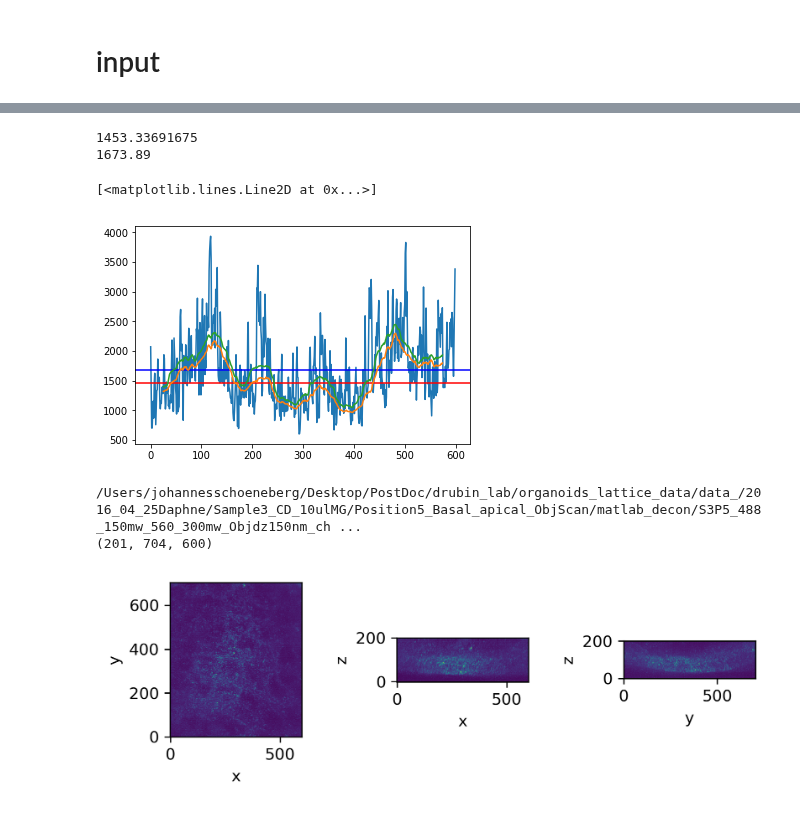
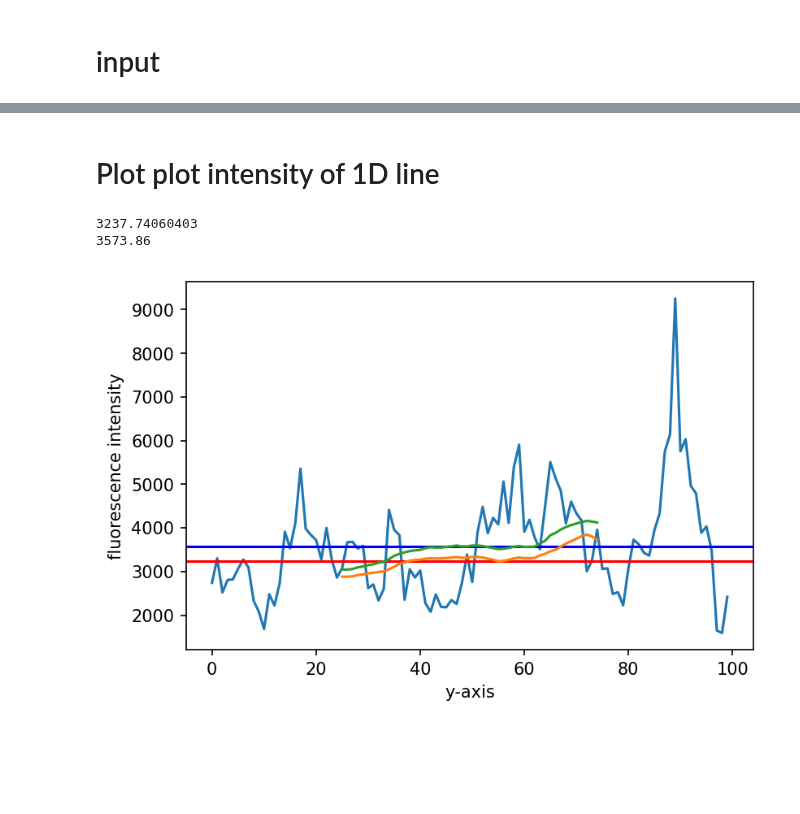
Before and after one commit to pylattice/pyLattice, a Jupyter notebook: src/python/latticeFrame_showFrame.ipynb, the cells around one changed output, grey strips where cells are left out. Saved outputs shown, nothing was run; the diff lists cells and outputs as text; code cells hidden in the pictures; blank space fills up the shorter version.

```diff
--- a/src/python/latticeFrame_showFrame.ipynb
+++ b/src/python/latticeFrame_showFrame.ipynb
@@ -1,4 +1,7 @@
 # %%
+# by Joh Schoeneberg, 2018
+# BSD 3-clause licence
+
 %matplotlib inline
 import numpy as np
 import matplotlib.pyplot as plt
@@ -21,9 +24,11 @@ import skimage
 
 import json
 
+#pyLattice modules / functions
 import sys
-sys.path.append("./modules")
+pythonPackagePath = "/Users/johannesschoeneberg/git/pyLattice/src/python/"
+sys.path.append(pythonPackagePath+"/modules")
 import TiffProcessing as tiffproc
 import InputProcessing as inproc
-sys.path.append("./classes")
+sys.path.append(pythonPackagePath+"/classes")
 import Track
@@ -106,0 +88,3 @@ movieLength = int(getInputParameter(inputParameters,"movieLength"))
+# %%
+master_filesOfInterest = inproc.getFilenamesOfInputTiffFiles(inputDataFolder,master_uniqueFilenameString)
+slave_filesOfInterest = inproc.getFilenamesOfInputTiffFiles(inputDataFolder,slave_uniqueFilenameString)
@@ -107,13 +106,15 @@ movieLength = int(getInputParameter(inputParameters,"movieLength"))
 # %%
 frameId = 0
+sliceId_z = 50
 
-frameId = 69
 
 path = inputDataFolder+'/'+master_filesOfInterest[frameId]
 print(path)
 latticeMovieFrame = skimage.external.tifffile.imread(path)
 latticeMovieFrame_shape = latticeMovieFrame.shape
 print(latticeMovieFrame_shape)
-plt.figure(dpi=500)
-plt.imshow(latticeMovieFrame[50])
+plt.figure(dpi=150)
+plt.imshow(latticeMovieFrame[sliceId])
+plt.xlabel('y-axis');
+plt.ylabel('x-axis');
 # %% [output]
@@ -124,38 +124,35 @@ plt.imshow(latticeMovieFrame[50])
+# %% [markdown]
+# Plot plot intensity of 1D line
 # %%
-plt.plot(latticeMovieFrame[51][302])
+sliceId_x = 65
+plt.figure(dpi=150)
+plt.plot(latticeMovieFrame[sliceId_z][sliceId_x])
 from scipy import stats
-array = np.array(latticeMovieFrame[50][300])
+array = np.array(latticeMovieFrame[sliceId_z][sliceId_x])
 hmean = stats.hmean(array)
 mean=np.average(array)
 print(hmean)
 print(mean)
 plt.axhline(y=hmean, color='r', linestyle='-')
 plt.axhline(y=mean, color='b', linestyle='-')
 
 size=50
 result=[]
 for i in range(size,len(array)):
     subset = array[i-size:i]
     result.append(stats.hmean(subset))
 x = np.array(range(size,len(array)))-size/2
 plt.plot(x,result)
 
 result =[]
 for i in range(size,len(array)):
     subset = array[i-size:i]
     result.append(np.average(subset))
+
 plt.plot(x,result)
+plt.xlabel('y-axis');
+plt.ylabel('fluorescence intensity');
 # %% [output]
-1453.33691675
-1673.89
+3237.74060403
+3573.86
-[<matplotlib.lines.Line2D at 0x...>]
-[figure, old version]
+[figure, new version]
-# %%
-# read the image from where the detections come from
-
-
-tiffproc.maxIntensityProjection(latticeMovieFrame)
-# %% [output]
-/Users/johannesschoeneberg/Desktop/PostDoc/drubin_lab/organoids_lattice_data/data_/2016_04_25Daphne/Sample3_CD_10ulMG/Position5_Basal_apical_ObjScan/matlab_decon/S3P5_488_150mw_560_300mw_Objdz150nm_ch ...
-(201, 704, 600)
-[figure, removed]
```
Also changed, not shown: parts of 11 cells of this notebook, 4 other files.
